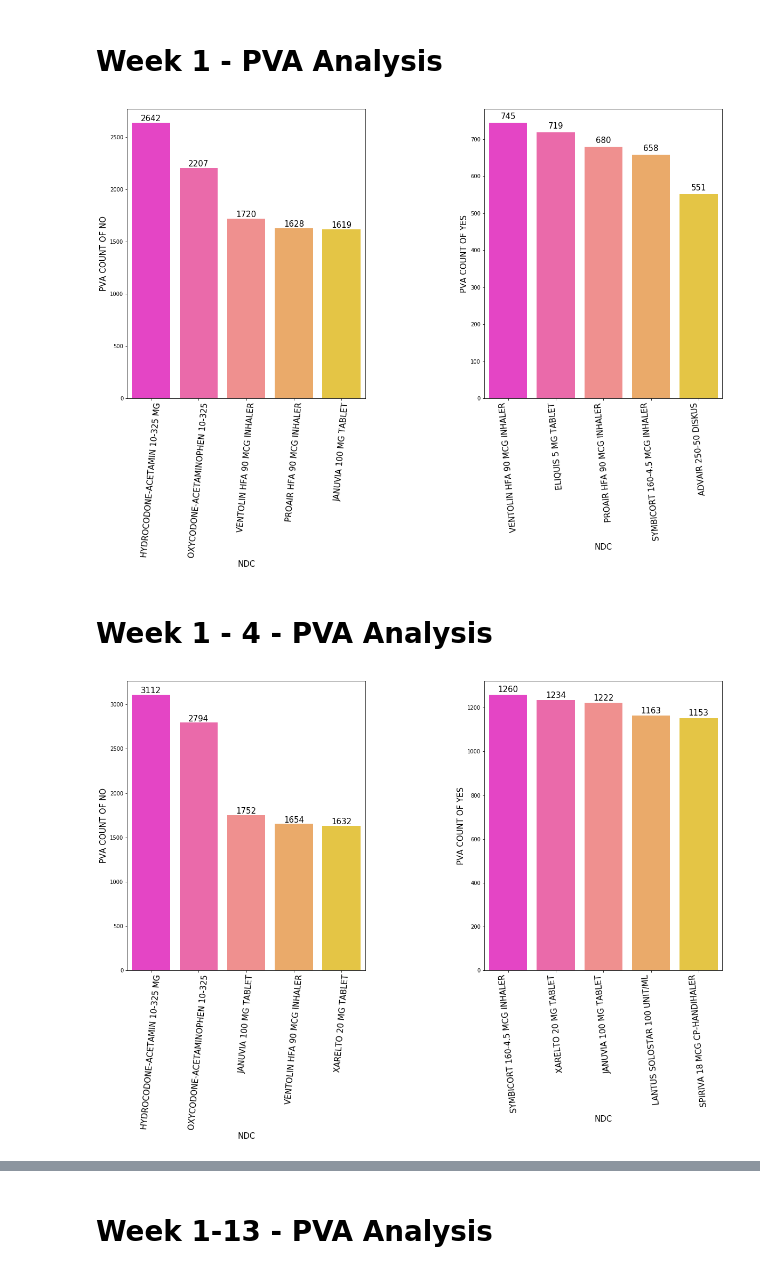
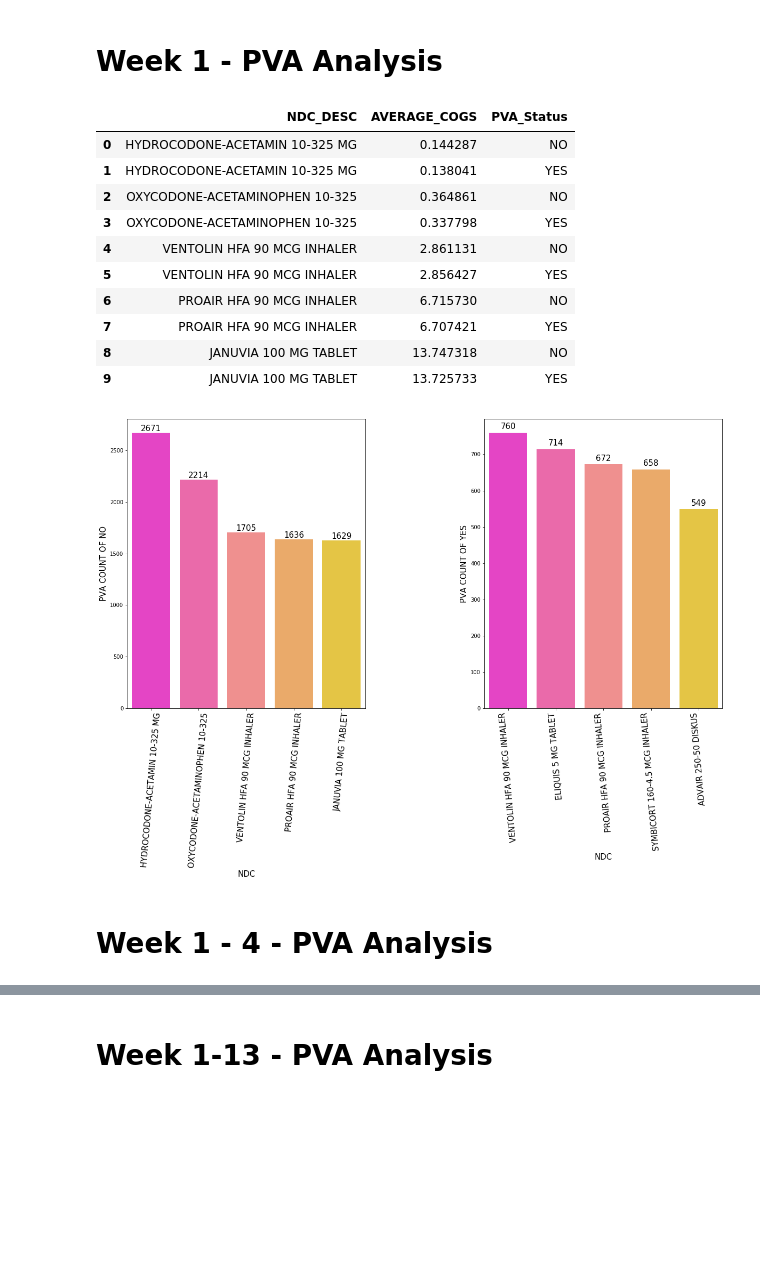
Before and after one commit to SupChanda/AIS-Pharmacy-Dataset, a Jupyter notebook: Which drug families appear to be purchased outside the PVA most often.ipynb, the cells around one changed output, grey strips where cells are left out. Saved outputs shown, nothing was run; the diff lists cells and outputs as text; code cells hidden in the pictures; blank space fills up the shorter version.

```diff
--- a/Which drug families appear to be purchased outside the PVA most often.ipynb
+++ b/Which drug families appear to be purchased outside the PVA most often.ipynb
@@ -357,7 +357,7 @@ Index(['NDC_DESC', 'DSPN_QTY_NDC_4WKS', 'PURCH_QTY_NDC_4WKS_MTRC',
 def wksPVAAnalysis(weekList):
     weekList = weekList[(weekList[weekList.columns.values[1]] != 0.0) | (weekList[weekList.columns.values[2]] != 0.0)]
     weekList.reset_index(drop=True,inplace=True)
-    weekListNew = (weekList[weekList.columns.values[1]])/(weekList[weekList.columns.values[2]])
+    weekListNew = (weekList[weekList.columns.values[2]])/(weekList[weekList.columns.values[1]])
     testPVA = []
     for each in weekListNew:
         if each >= 0.8 and each <= 1.2:
@@ -392,6 +392,7 @@ def wksPVAAnalysis(weekList):
             tempDTFrame = pd.concat([tempDTFrame1,tempDTFrame2],axis=0)
         PVADataFrame = pd.concat([PVADataFrame,tempDTFrame],axis=0)
     PVADataFrame.columns=['NDC_NAME','PVA_STATUS','PVA_COUNT']
+    #display(PVADataFrame)
     PVADataFrame.reset_index(drop=True,inplace=True)
     # DataFrame containing PVA_Counts of NDC = NO
     PVA_DT_NO = PVADataFrame[PVADataFrame.PVA_STATUS == 'NO']
@@ -421,15 +422,38 @@ def wksPVAAnalysis(weekList):
             plt.xticks(fontsize=15,rotation=95)
             for i, elem in enumerate(PVA_DT_YES['PVA_COUNT'][0:5]):
                 plt.annotate(str(elem),xy=(i,elem+10),ha='center',fontsize=15)
+    return (weekList,PVA_DT_NO['NDC_NAME'][0:5])
 # %%
 # WEEK 1 -PVA Analysis:
-# %%
-wksPVAAnalysis(listOfWeeks[0])
-# %% [output]
-[figure, removed]
+# %%
+weekList,NDC_Name= wksPVAAnalysis(listOfWeeks[0])
+#display(NDC_Name)
+grouped_data=pd.DataFrame()
+overAllDataFrame=pd.DataFrame()
+groups=weekList.groupby('NDC_DESC')
+for each in NDC_Name:
+    k=groups.get_group(each)
+    tempDT =k.take([0,3,6],axis=1)
+    #display(tempDT)
+    for elem,group in tempDT.groupby('PVA_Status'):
+        #display(group)
+        data = pd.concat([pd.Series(each),pd.Series(group.COGS_PRC_MTRC.mean()),pd.Series(elem)],axis=1)
+        overAllDataFrame = pd.concat([overAllDataFrame,data],axis=0)
+overAllDataFrame = overAllDataFrame.reset_index(drop=True)
+overAllDataFrame.columns=['NDC_DESC','AVERAGE_COGS','PVA_Status']
+overAllDataFrame
+# %% [output]
+|  | NDC_DESC | AVERAGE_COGS | PVA_Status |
+| 0 | HYDROCODONE-ACETAMIN 10-325 MG | 0.144287 | NO |
+| 1 | HYDROCODONE-ACETAMIN 10-325 MG | 0.138041 | YES |
+| 2 | OXYCODONE-ACETAMINOPHEN 10-325 | 0.364861 | NO |
+| 3 | OXYCODONE-ACETAMINOPHEN 10-325 | 0.337798 | YES |
+| 4 | VENTOLIN HFA 90 MCG INHALER | 2.861131 | NO |
+| 5 | VENTOLIN HFA 90 MCG INHALER | 2.856427 | YES |
+| 6 | PROAIR HFA 90 MCG INHALER | 6.715730 | NO |
+| 7 | PROAIR HFA 90 MCG INHALER | 6.707421 | YES |
+| 8 | JANUVIA 100 MG TABLET | 13.747318 | NO |
+| 9 | JANUVIA 100 MG TABLET | 13.725733 | YES |
+[figure, added]
 # %% [markdown]
 # Week 1 - 4 - PVA Analysis
-# %%
-wksPVAAnalysis(listOfWeeks[1])
-# %% [output]
-[figure, removed]
```
Also changed, not shown: parts of 7 cells of this notebook.
